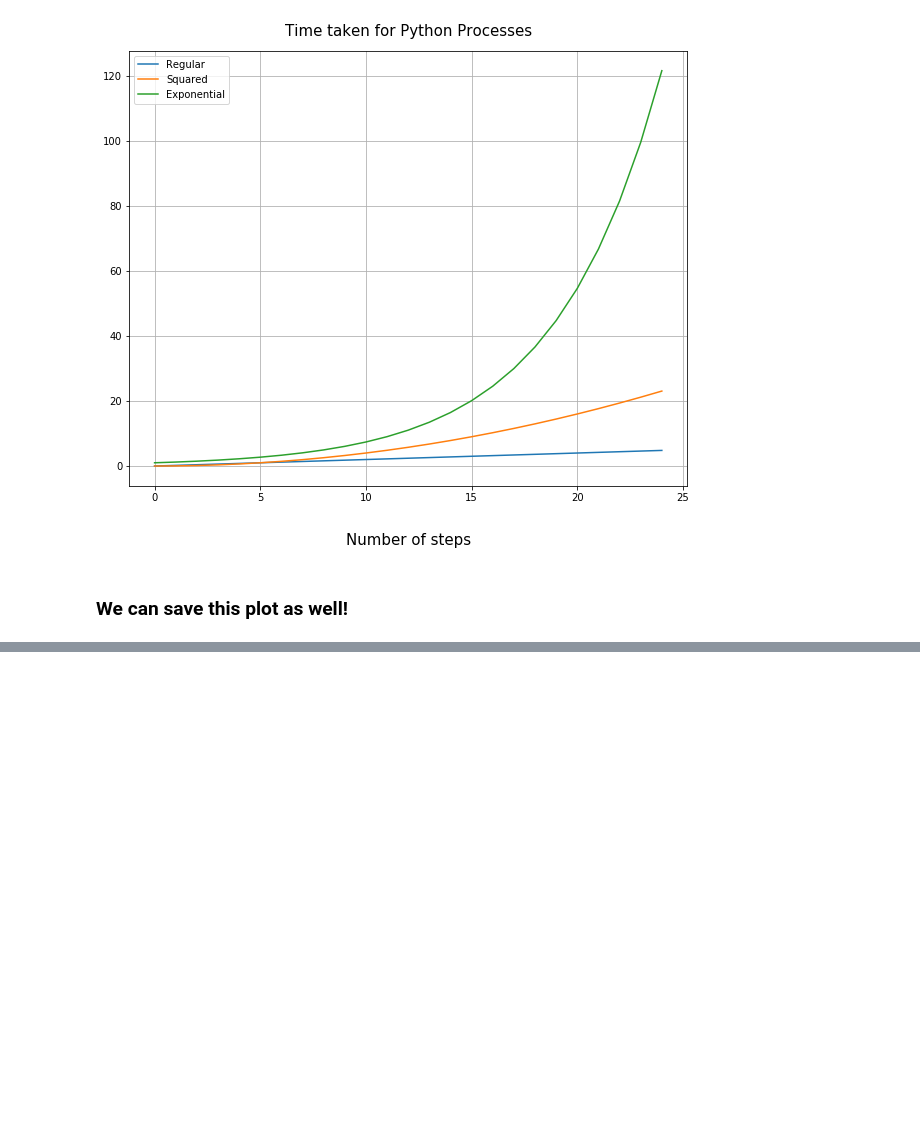
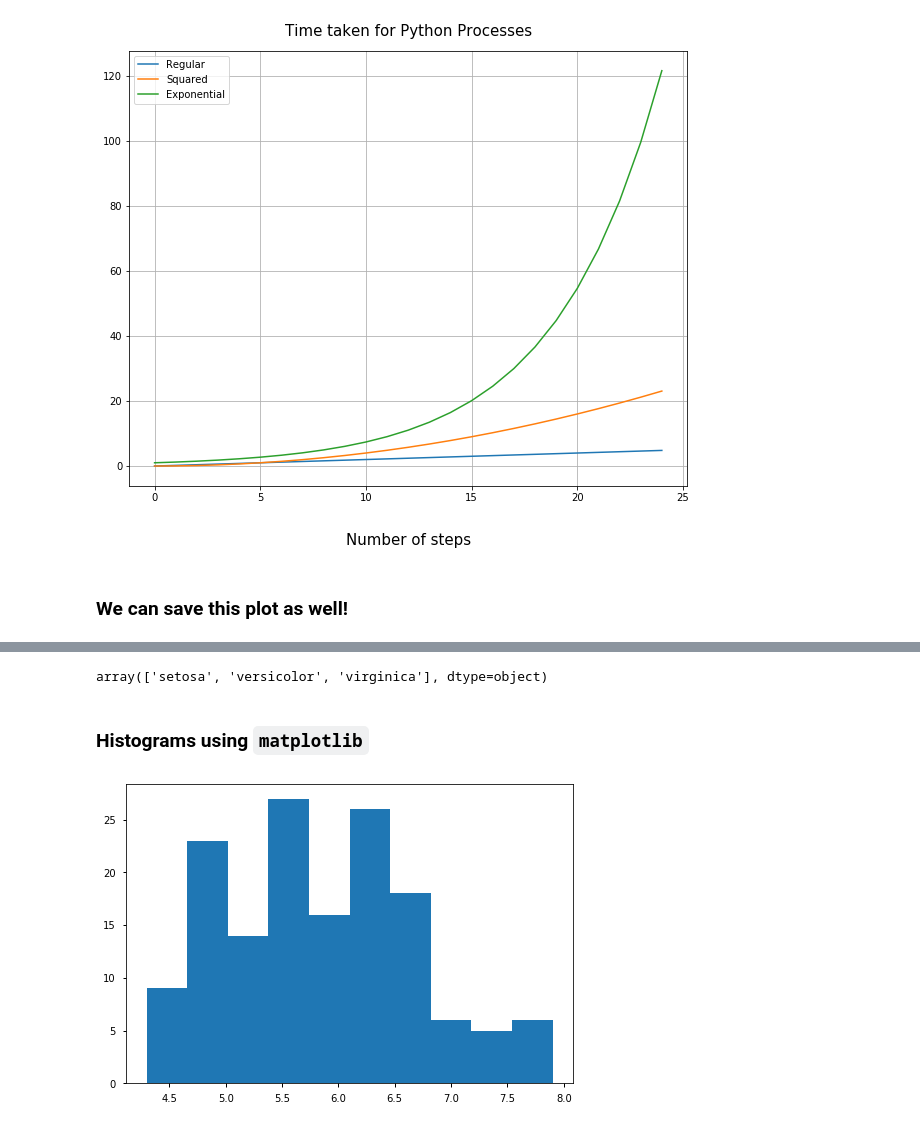
Before and after one commit to pratos/python4ds, a Jupyter notebook: notebooks/Python Visualization snippets.ipynb, the cells around one changed output, grey strips where cells are left out. Saved outputs shown, nothing was run; the diff lists cells and outputs as text; code cells hidden in the pictures; blank space fills up the shorter version.

```diff
--- a/notebooks/Python Visualization snippets.ipynb
+++ b/notebooks/Python Visualization snippets.ipynb
@@ -375,0 +488,2 @@ plt.show()
+# %%
+iris_data['flower_type'] = iris.target
@@ -375,0 +503,2 @@ plt.show()
+# %%
+iris_data.loc[iris_data['flower_type'] == 0, 'flower_type'] = 'setosa'
@@ -375,0 +514,15 @@ plt.show()
+# %%
+iris_data.loc[iris_data['flower_type'] == 1, 'flower_type'] = 'versicolor'
+# %%
+iris_data.loc[iris_data['flower_type'] == 2, 'flower_type'] = 'virginica'
+# %%
+iris_data['flower_type'].unique()
+# %% [output]
+array(['setosa', 'versicolor', 'virginica'], dtype=object)
+# %% [markdown]
+### Histograms using `matplotlib`
+# %%
+plt.hist(iris_data['sepal length (cm)'])
+plt.show()
+# %% [output]
+[figure, added]
```
Also changed, not shown: parts of 43 cells of this notebook, 1 other file.
